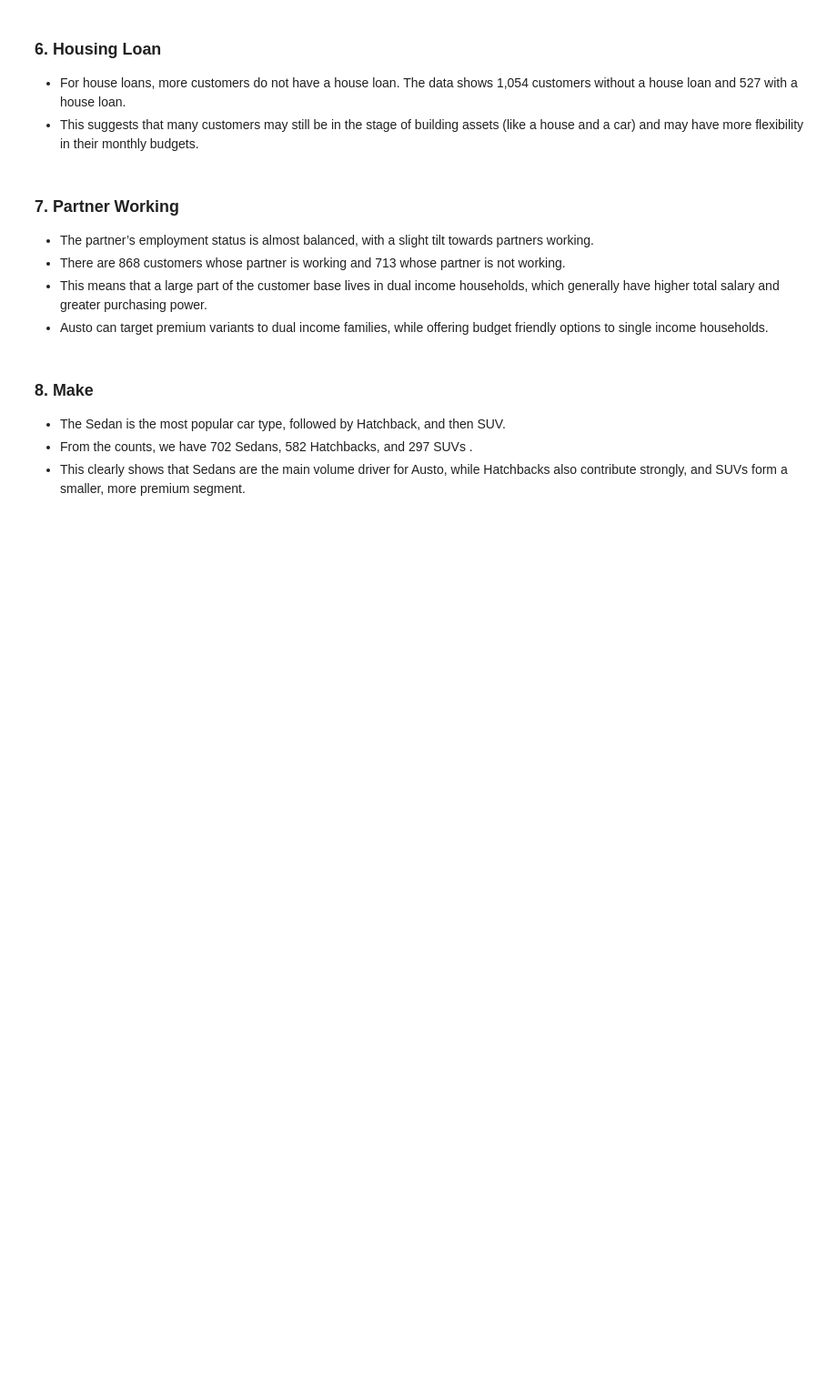
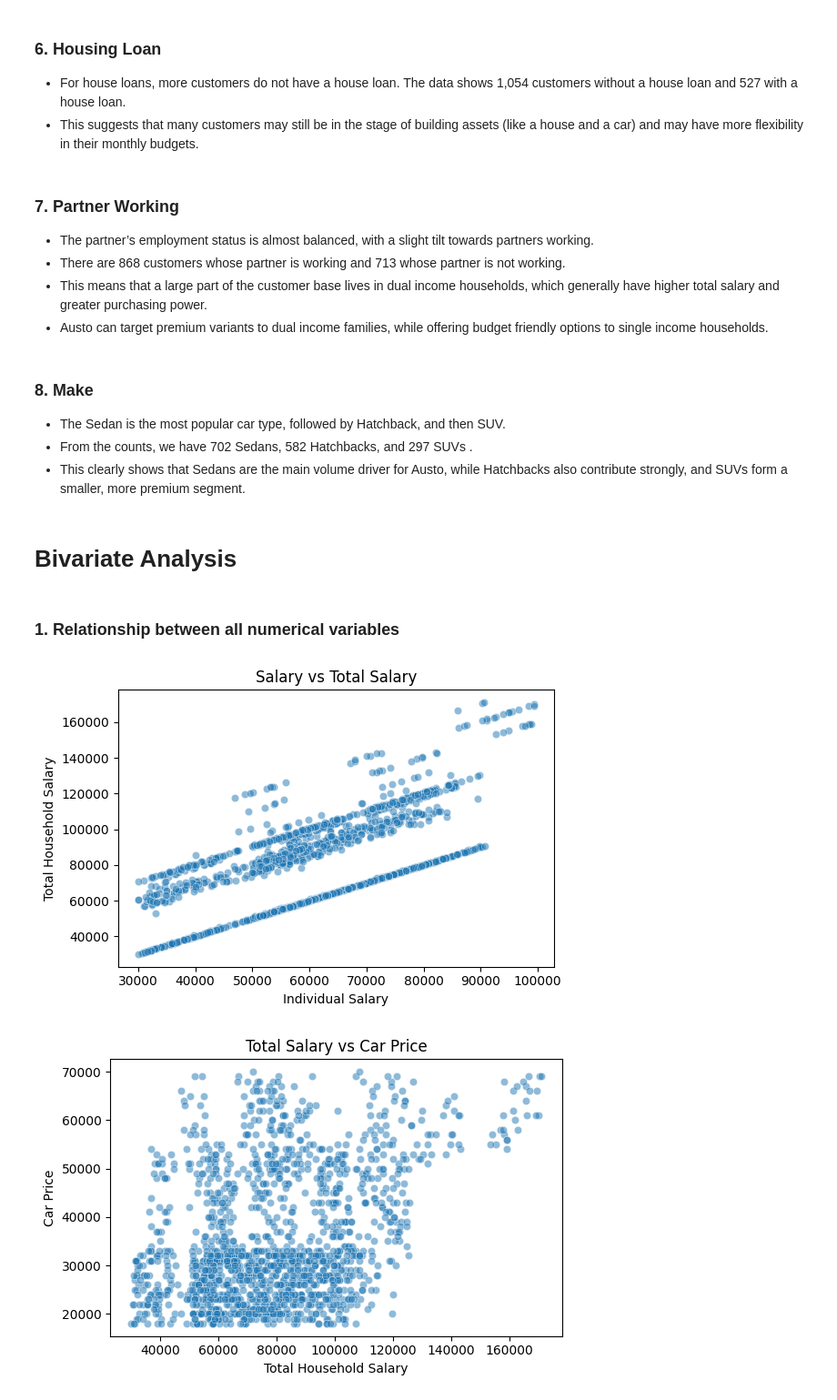
Before and after one commit to sakthivelk-gl/learn, a Jupyter notebook: Austo_Auto_Campaign_Analytics.ipynb, the cells around one changed output. Shown at 91% size. Drawn from its saved outputs; the diff is of its cells as text; code cells hidden in the pictures; blank space fills up the shorter version.

```diff
--- a/Austo_Auto_Campaign_Analytics.ipynb
+++ b/Austo_Auto_Campaign_Analytics.ipynb
@@ -668,3 +668,5 @@ Name: count, dtype: int64
 - The Sedan is the most popular car type, followed by Hatchback, and then SUV.
 - From the counts, we have 702 Sedans, 582 Hatchbacks, and 297 SUVs .
 - This clearly shows that Sedans are the main volume driver for Austo, while Hatchbacks also contribute strongly, and SUVs form a smaller, more premium segment.
+# %% [markdown]
+# **Bivariate Analysis**
@@ -670,0 +678,24 @@ Name: count, dtype: int64
+# %% [markdown]
+###  1. Relationship between all numerical variables
+# %%
+# Scatterplot : Pairwise relationships between numerical variables
+# Salary vs Total_salary
+plt.figure(figsize=(6, 4))
+sns.scatterplot(data=df, x="Salary", y="Total_salary", alpha=0.5)
+plt.title("Salary vs Total Salary")
+plt.xlabel("Individual Salary")
+plt.ylabel("Total Household Salary")
+plt.tight_layout()
+plt.show()
+
+# Total_salary vs Price
+plt.figure(figsize=(6, 4))
+sns.scatterplot(data=df, x="Total_salary", y="Price", alpha=0.5)
+plt.title("Total Salary vs Car Price")
+plt.xlabel("Total Household Salary")
+plt.ylabel("Car Price")
+plt.tight_layout()
+plt.show()
+# %% [output]
+[figure, added]
+[figure, added]
```
Also changed, not shown: parts of 16 cells of this notebook.
